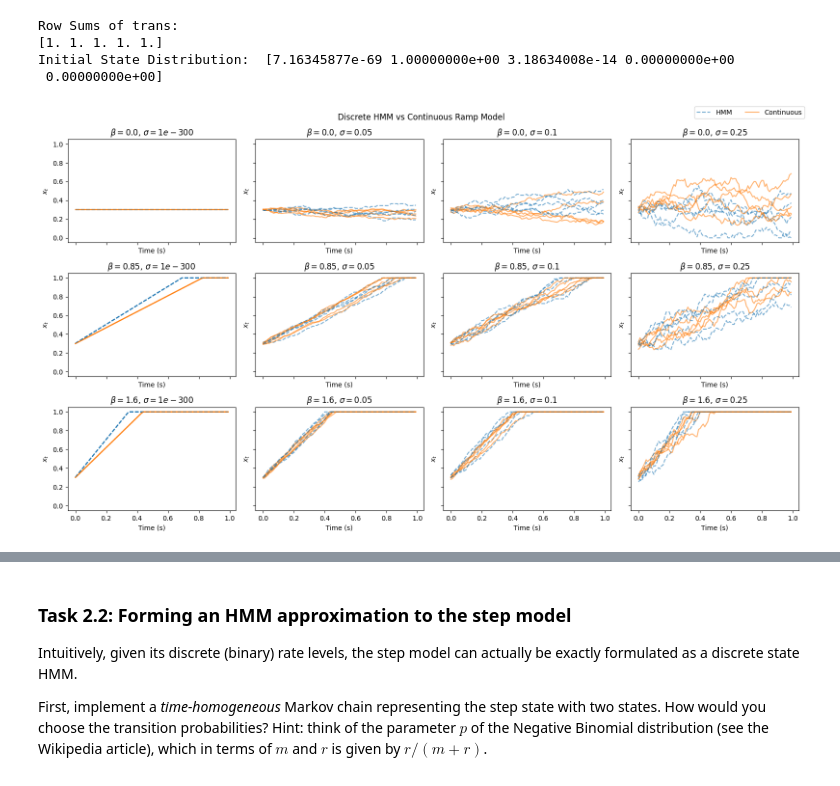
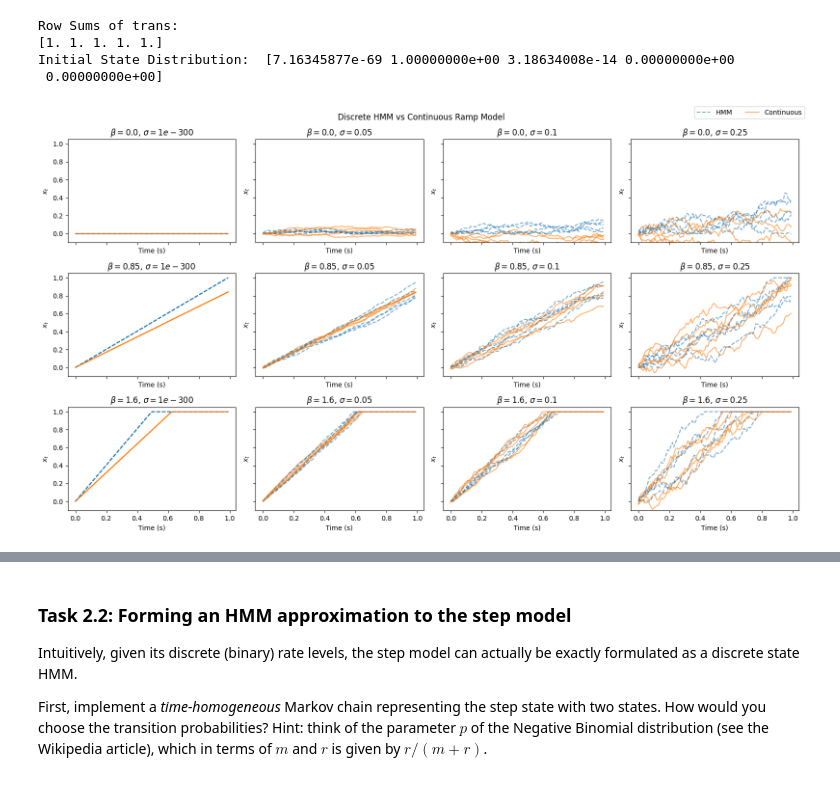
Before and after one commit to jakedlyons/gg3_v2, a Jupyter notebook: GG3_project.ipynb, the cells around one changed output, grey strips where cells are left out. Drawn from its saved outputs; the diff is of its cells as text; code cells hidden in the pictures.

```diff
--- a/GG3_project.ipynb
+++ b/GG3_project.ipynb
@@ -975,12 +975,15 @@ def simulate_discrete_ramp(T, pi, trans, K, n_trials=5):
     Returns array of shape (n_trials, T) with values in [0, 1].
     """
     states = np.zeros((n_trials, T), dtype=int)
+
     for trial in range(n_trials):
-        s = np.random.choice(K, p=pi)
+        s = np.random.choice(K, p=pi)  # sample initial state from pi
         states[trial, 0] = s
+
         for t in range(1, T):
             s = np.random.choice(K, p=trans[states[trial, t-1]])
             states[trial, t] = s
+
     xs = states / (K - 1)
     return xs
 
@@ -1011,7 +1014,7 @@ def plot_ramp_hmm_vs_continuous(
     ax.set_xlabel('Time (s)')
     ax.set_ylabel('$x_t$')
     ax.set_title(f'$\\beta={beta}$, $\\sigma={sigma}$')
-    ax.set_ylim(-0.05, 1.05)
+    ax.set_ylim(-0.10, 1.05)
 
     return ax
 
@@ -1020,7 +1023,7 @@ betas = [0.0, 0.85, 1.6]
 sigmas = [1e-300, 0.05, 0.1, 0.25]
 
 K = 100
-x0 = 0.3
+x0 = 0
 T = 100
 n_trials = 5
 Rh = 50
@@ -1028,31 +1031,31 @@ Rh = 50
 fig, axes = plt.subplots(
     nrows=len(betas),
     ncols=len(sigmas),
     figsize=(4 * len(sigmas), 3 * len(betas)),
     sharex=True,
     sharey=True
 )
 
 for i, beta in enumerate(betas):
     for j, sigma in enumerate(sigmas):
         ax = axes[i, j]
         plot_ramp_hmm_vs_continuous(
             ax=ax,
             K=K,
             beta=beta,
             sigma=sigma,
             x0=x0,
             T=T,
             n_trials=n_trials,
             Rh=Rh
         )
 
 # One shared legend for the whole figure
 handles, labels = axes[0, 0].get_legend_handles_labels()
 fig.legend(handles, labels, loc='upper right', ncol=2)
 
 fig.suptitle('Discrete HMM vs Continuous Ramp Model')
 plt.tight_layout()
 plt.show()
 # %% [output]
-[figure, old version]
+[figure, new version]
```
Also changed, not shown: parts of 8 cells of this notebook.
